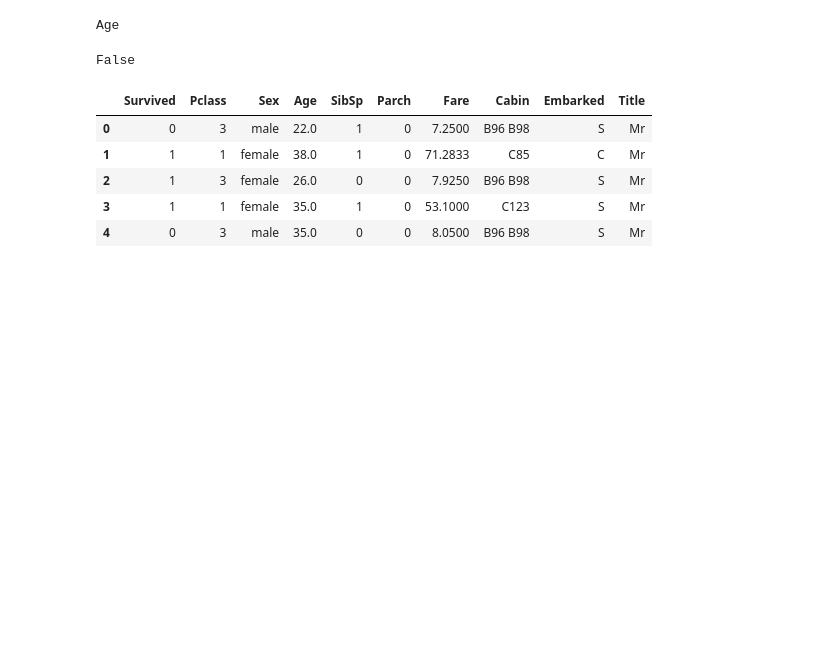
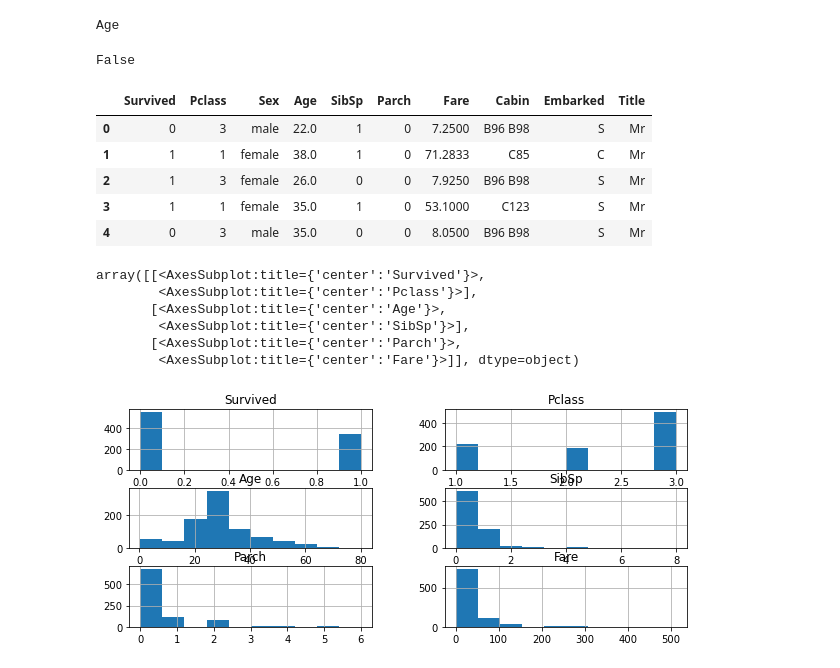
Before and after one commit to DilipKumarB/MachineLearning_Models, a Jupyter notebook: GBM_TitanicSurvival.ipynb, the cells around one changed output. Drawn from its saved outputs; the diff is of its cells as text; code cells hidden in the pictures; blank space fills up the shorter version.

```diff
--- a/GBM_TitanicSurvival.ipynb
+++ b/GBM_TitanicSurvival.ipynb
@@ -5,8 +5,8 @@ import matplotlib.pyplot as plt
 %matplotlib inline
 import seaborn as sns
 # %%
-train = pd.read_csv("C:\\Users\\dilip-k\\MachineLearning_Models\\train_gender_submission.csv")
-test = pd.read_csv("C:\\Users\\dilip-k\\MachineLearning_Models\\test_gender_submission.csv")
+train = pd.read_csv("C:\\Users\\Lenovo\\train_gender_submission.csv")
+test = pd.read_csv("C:\\Users\\Lenovo\\test_gender_submission.csv")
 # %%
 train.info()
 # %% [output]
@@ -189,0 +188,14 @@ train.head()
+# %%
+#Exploratory data analysis
+#Univariate visualization
+#quantitative features
+quant_features = numerical
+train[quant_features].hist(figsize=(10,4))
+# %% [output]
+array([[<AxesSubplot:title={'center':'Survived'}>,
+        <AxesSubplot:title={'center':'Pclass'}>],
+       [<AxesSubplot:title={'center':'Age'}>,
+        <AxesSubplot:title={'center':'SibSp'}>],
+       [<AxesSubplot:title={'center':'Parch'}>,
+        <AxesSubplot:title={'center':'Fare'}>]], dtype=object)
+[figure, added]
```
Also changed, not shown: parts of 8 cells of this notebook.
